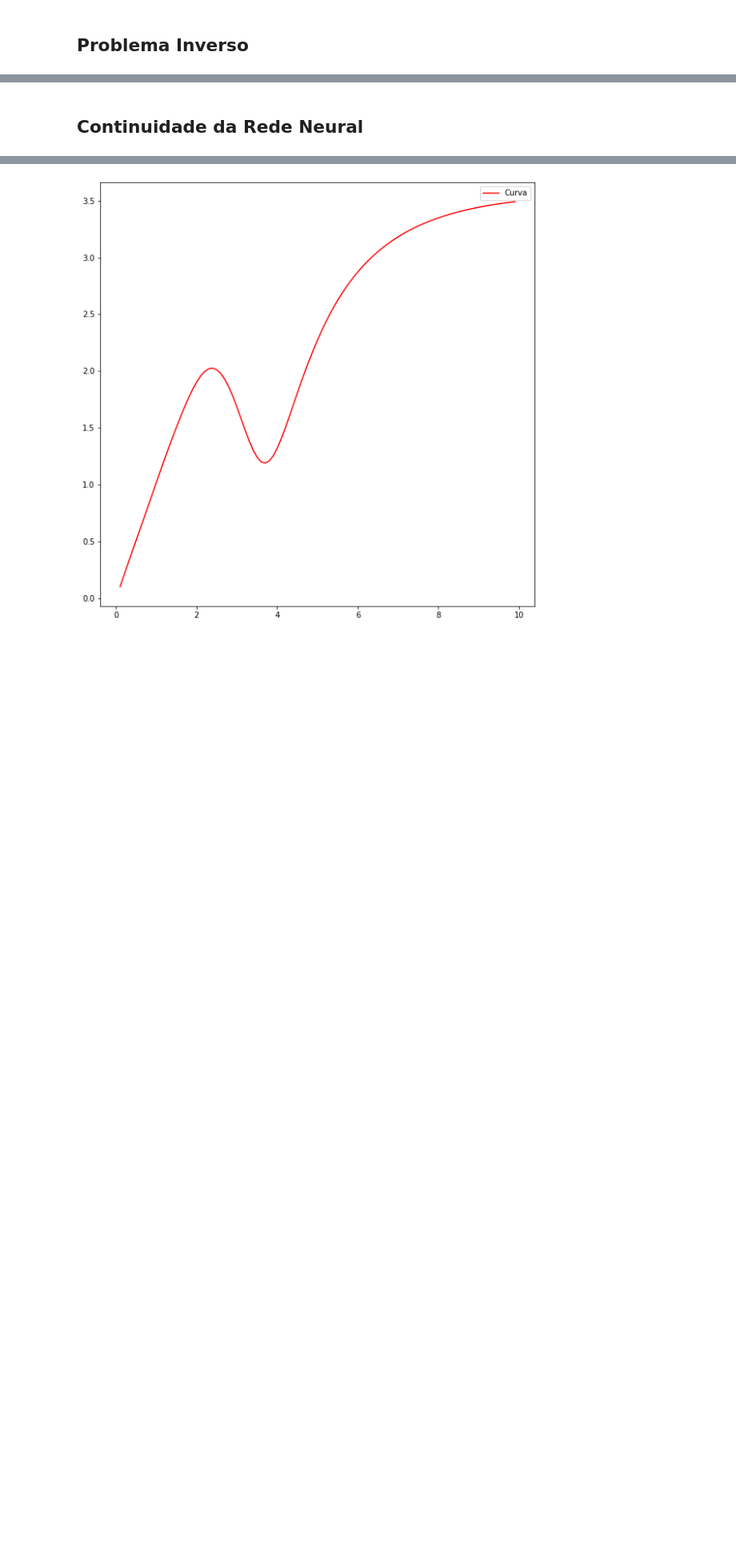
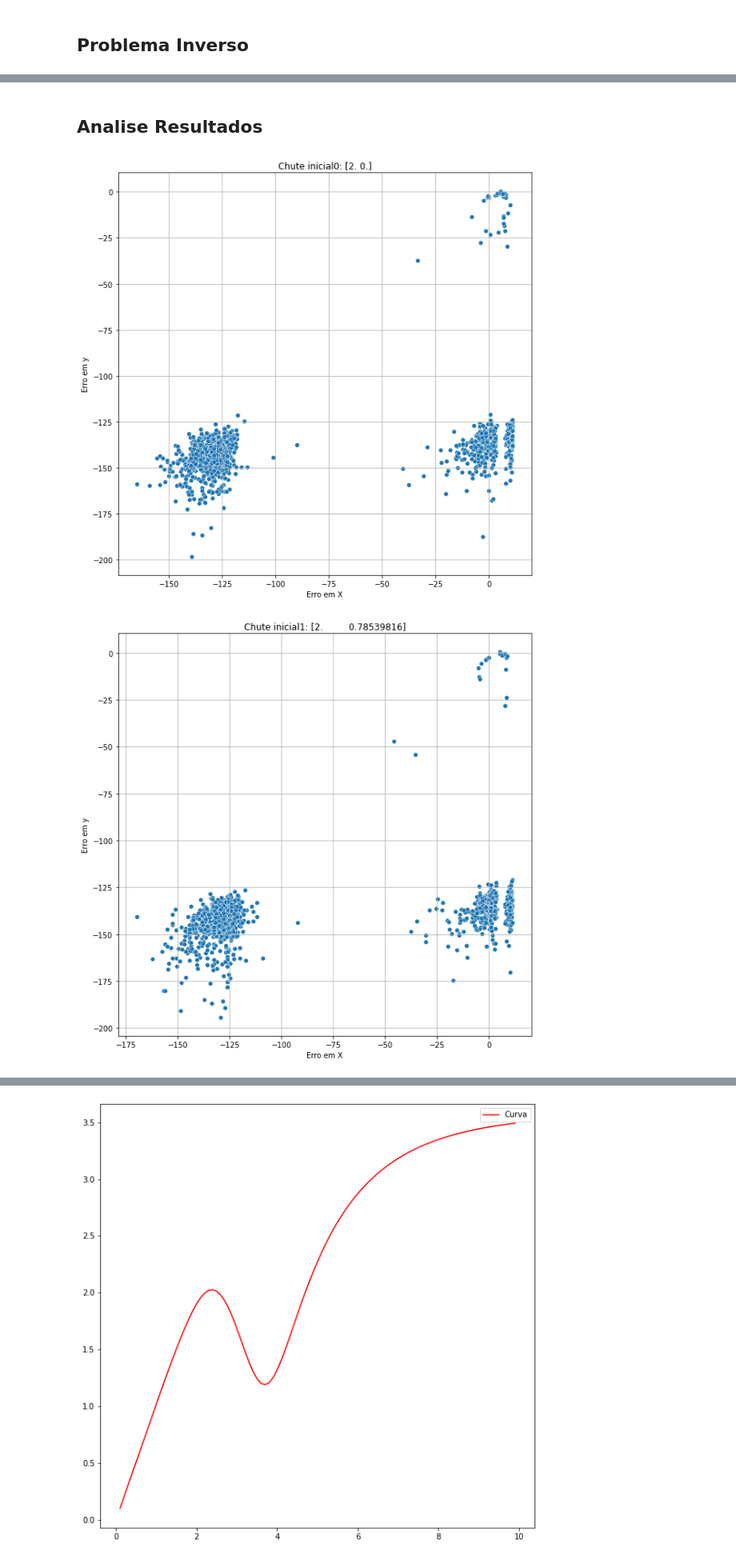
Before and after one commit to CaioMizerkowski/TCC, a Jupyter notebook: nb/parteB.ipynb, the cells around one changed output, grey strips where cells are left out. Shown at 80% size. Drawn from its saved outputs; the diff is of its cells as text; code cells hidden in the pictures; blank space fills up the shorter version.

```diff
--- a/nb/parteB.ipynb
+++ b/nb/parteB.ipynb
@@ -333,8 +363,11 @@ x02 = np.array([2.0,-2.0]) # Chute inicial de x0
 x03 = np.array([-0.5,0.5]) # Chute inicial de x0
 x04 = np.array([0.5,-0.5]) # Chute inicial de x0
 xs = [x01, x02, x03, x04]
+results_ri = dict()
 
 for n, x_n in enumerate(x):
+    if n<M+1:
+        continue
     if x_abs[n] < 2:
         continue
 
@@ -354,12 +387,14 @@ for n, x_n in enumerate(x):
 
     # Erro
     print(f'x:   {x_a} -> {np.abs(x_a)}')
+    results_ri[n] = dict()
     for i, x0 in enumerate(xs):
         x0 = (x0[0]+1j*x0[1]).reshape(-1,)
         new_x0 = (res[i].x[0]+1j*res[i].x[1]).reshape(-1,)
         new_y0 = r_model(x=np.concatenate([x_old, new_x0]))
         error_y0 = nmse_error(y0, new_y0)
         error_x0 = nmse_error(x_a, new_x0)
-        print(f'x0{i}: {x0} -> {new_x0} -> {np.abs(new_x0)} -> {error_y0} -> {error_x0}')
+        #print(f'x0{i}: {x0} -> {new_x0} -> {np.abs(new_x0)} -> {error_y0} -> {error_x0}')
+        results_ri[n][i] = {'error_y0': error_y0, 'error_x0': error_x0}
     print()
 # %% [output]
@@ -383,2 +418,18 @@ x03: [0.5-0.5j] -> [-1.48875824-1.44817449j] -> [2.07692331] -> -170.71598986852
+# %%
+r_model = partial(run_model, model=model, M=M)
+x01 = np.array([0.5,0*np.pi/4]) # Chute inicial de x0
+x02 = np.array([0.5,1*np.pi/4]) # Chute inicial de x0
+x03 = np.array([0.5,2*np.pi/4]) # Chute inicial de x0
+x04 = np.array([0.5,3*np.pi/4]) # Chute inicial de x0
+x05 = np.array([0.5,4*np.pi/4]) # Chute inicial de x0
+x06 = np.array([0.5,5*np.pi/4]) # Chute inicial de x0
+x07 = np.array([0.5,6*np.pi/4]) # Chute inicial de x0
+x08 = np.array([0.5,7*np.pi/4]) # Chute inicial de x0
+xs = [x01, x02, x03, x04, x05, x06, x07, x08]
+results_fa = dict()
+
+for n, x_n in enumerate(x):
+    if (result := solve_inverse_problem(n, x, x_n, xs, x_abs, M, model, r_model, exp=True)):
+        results_fa[n] = result
 # %%
 r_model = partial(run_model, model=model, M=M)
@@ -420,2 +479,23 @@ for n, x_n in enumerate(x):
-# %% [markdown]
-## Continuidade da Rede Neural
+# %% [markdown]
+## Analise Resultados
+# %%
+def plot_errors(results, chute, x0, ax):
+    teste_x0 = [results[r][chute] for r in results]
+    ex0, ey0 = list(zip(*[(k['error_x0'], k['error_y0']) for k in teste_x0]))
+    sns.scatterplot(x=ex0, y=ey0, ax=ax)
+    plt.xlabel('Erro em X')
+    plt.ylabel('Erro em y')
+    plt.title(f'Chute inicial {chute}: {x0}')
+    plt.grid()
+# %%
+plt.figure(figsize=(20,40))
+
+f, axes = plt.subplots(4,2)
+for i, x0, ax in zip(enumerate(xs), axes.flatten()):
+    plot_errors(results_fa, i, x0, ax)
+
+plt.show()
+plt.close()
+# %% [output]
+[figure, added]
+[figure, added]
```
Also changed, not shown: parts of 15 cells of this notebook, 2 other files.
